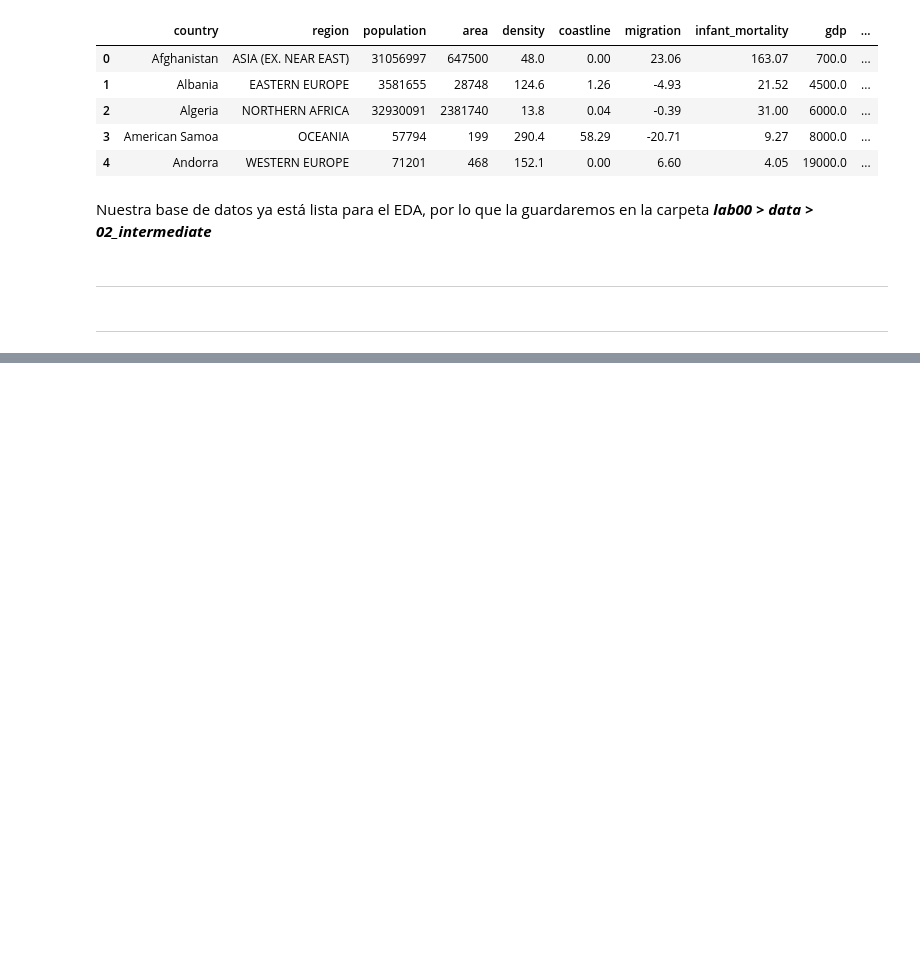
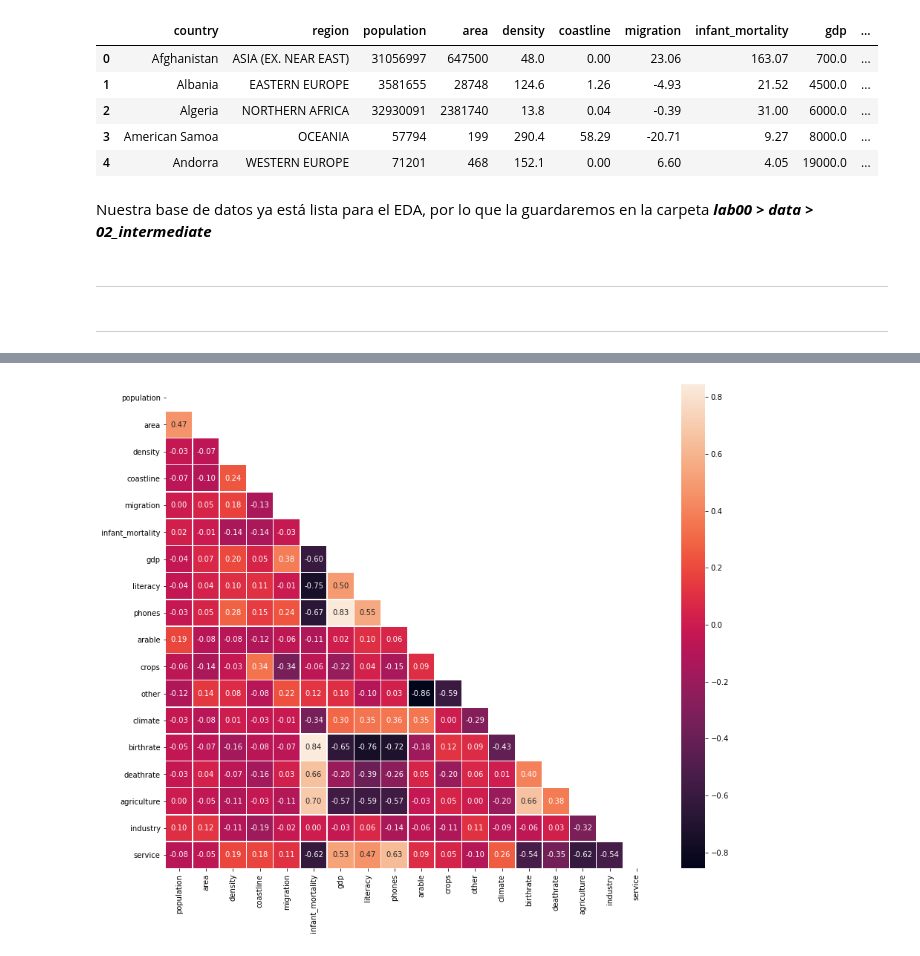
Before and after one commit to jlopezgaldon/machine_learning, a Jupyter notebook: lab00/notebooks/00_Exploratory_analysis.ipynb, the cells around one changed output, grey strips where cells are left out. Saved outputs shown, nothing was run; the diff lists cells and outputs as text; code cells hidden in the pictures; blank space fills up the shorter version.

```diff
--- a/lab00/notebooks/00_Exploratory_analysis.ipynb
+++ b/lab00/notebooks/00_Exploratory_analysis.ipynb
@@ -33,7 +34,7 @@ import statistics as stat
 # %% [markdown]
 En segundo lugar, importamos nuestra base de datos:
 # %%
-data = pd.read_csv('../data/countries of the world.csv')
+data = pd.read_csv('../data/01_raw/countries of the world.csv')
 data
 # %% [output]
 |  | Country | Region | Population | Area (sq. mi.) | Pop. Density (per sq. mi.) | Coastline (coast/area ratio) | ... |
@@ -254,0 +298,19 @@ data.to_csv("countries_of_the_world_clean.csv")
+# %%
+    # Generamos una mask para el triángulo superior
+mask = np.triu(np.ones_like(data.corr(), dtype = bool))
+            # np.triu(): Devuelve una copia de una matriz con los elementos debajo de la diagonal "K"-ésima en ceros.
+            # np.ones_like(): Devuelve un array de unos con el mismo tamaño y tipo que el array principal (data.corr())
+
+
+    # Generamos el tamaño de la figura
+f, ax = plt.subplots(figsize=(15, 12))
+
+    # Dibujamos el mapa de calor
+sns.heatmap(data.corr(), annot = True, fmt = '.2f', mask = mask, square = True, linewidths = .5);
+            # annot = True/False: si queremos los valores de las correlaciones ponemos True, por defecto viene False
+            # fmt '.Nf' es para decir cuántos decimales queremos en cada cuadrado
+            # mask = ...: Si añadimos una mask, los datos no se mostrarán en las celdas donde sea True
+            # square = True: es para obtener cuadrados, es decir 1:1
+            # linewidht = N: es el ancho de la linea entre cuadrados
+# %% [output]
+[figure, added]
```
Also changed, not shown: parts of 19 cells of this notebook.
